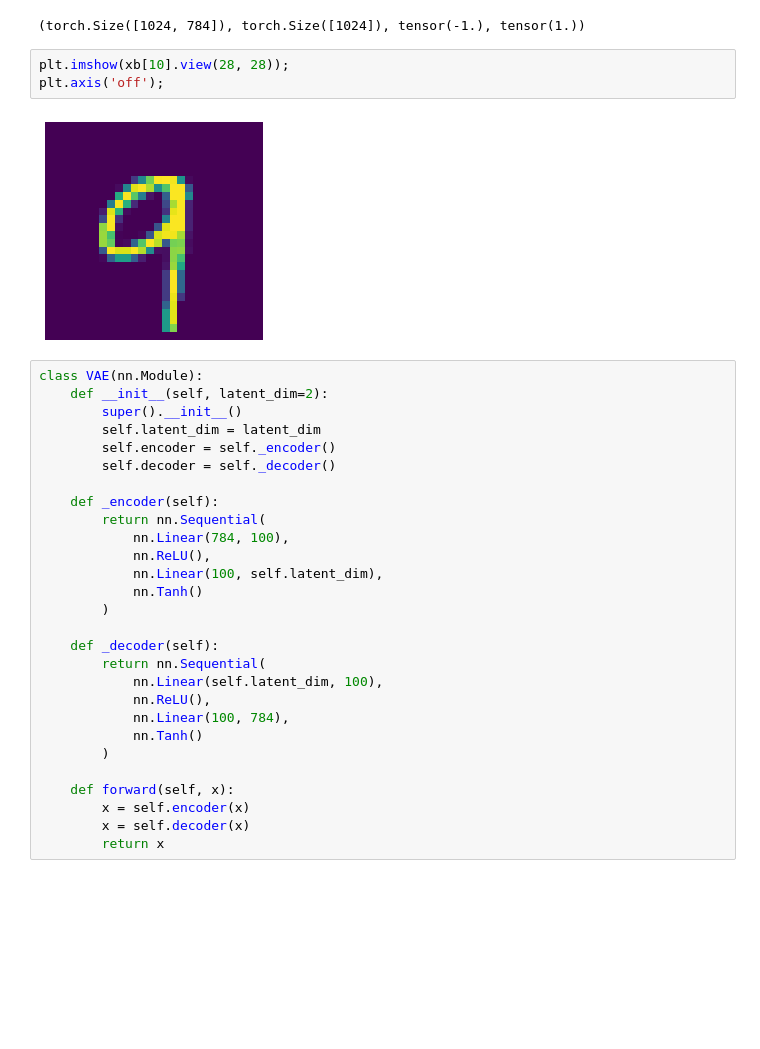
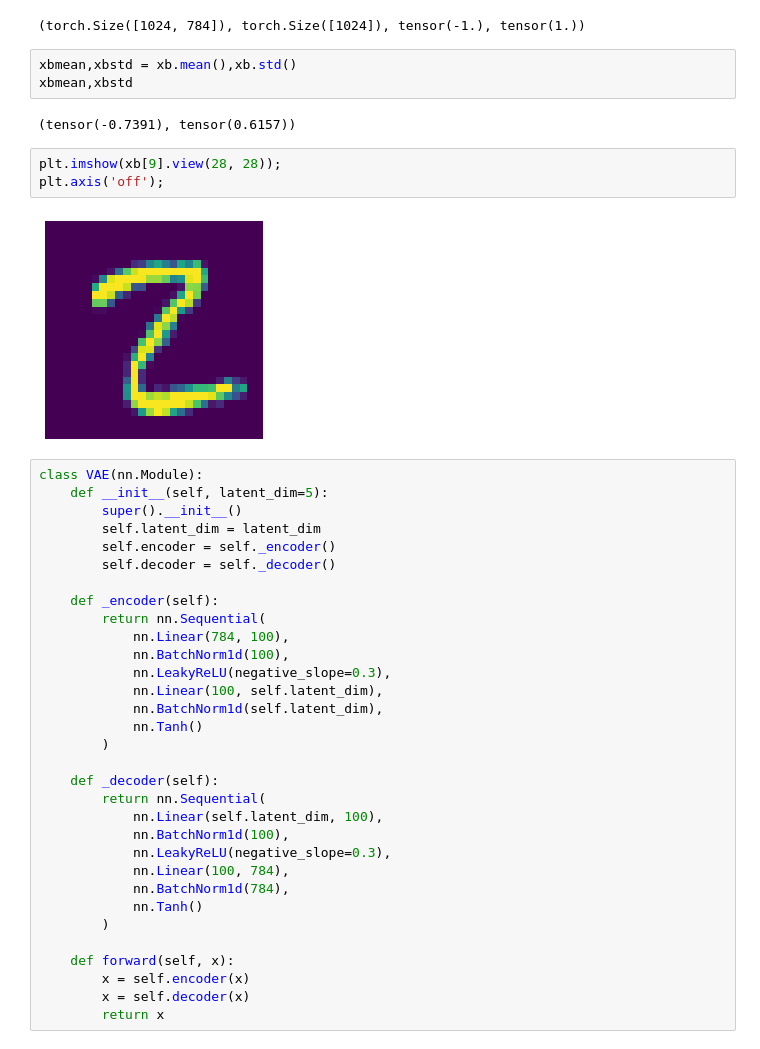
Before and after one commit to arun477/variational_autoencoder, a Jupyter notebook: linear_vae.ipynb, the cells around one changed output. Saved outputs shown, nothing was run; the diff lists cells and outputs as text; blank space fills up the shorter version.

```diff
--- a/linear_vae.ipynb
+++ b/linear_vae.ipynb
@@ -37,14 +37,19 @@ xb,yb = next(iter(dls.train))
 xb.shape, yb.shape, xb.min(), xb.max()
 # %% [output]
 (torch.Size([1024, 784]), torch.Size([1024]), tensor(-1.), tensor(1.))
+# %%
+xbmean,xbstd = xb.mean(),xb.std()
+xbmean,xbstd
+# %% [output]
+(tensor(-0.7391), tensor(0.6157))
 # %%
-plt.imshow(xb[10].view(28, 28));
+plt.imshow(xb[9].view(28, 28));
 plt.axis('off');
 # %% [output]
-[figure, old version]
+[figure, new version]
 # %%
 class VAE(nn.Module):
-    def __init__(self, latent_dim=2):
+    def __init__(self, latent_dim=5):
         super().__init__()
         self.latent_dim = latent_dim
         self.encoder = self._encoder()
@@ -53,16 +58,20 @@ class VAE(nn.Module):
     def _encoder(self):
         return nn.Sequential(
             nn.Linear(784, 100),
-            nn.ReLU(),
+            nn.BatchNorm1d(100),
+            nn.LeakyReLU(negative_slope=0.3),
             nn.Linear(100, self.latent_dim),
+            nn.BatchNorm1d(self.latent_dim),
             nn.Tanh()
         )
 
     def _decoder(self):
         return nn.Sequential(
             nn.Linear(self.latent_dim, 100),
-            nn.ReLU(),
+            nn.BatchNorm1d(100),
+            nn.LeakyReLU(negative_slope=0.3),
             nn.Linear(100, 784),
+            nn.BatchNorm1d(784),
             nn.Tanh()
         )
 
```
Also changed, not shown: parts of 9 cells of this notebook.
